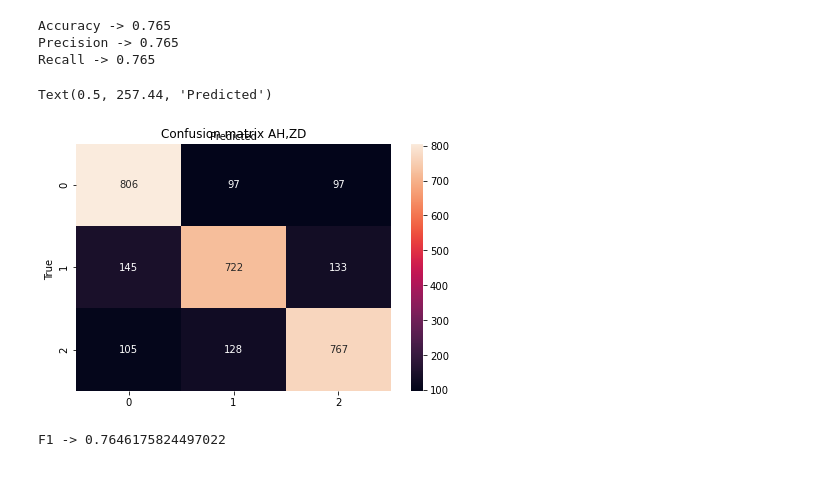
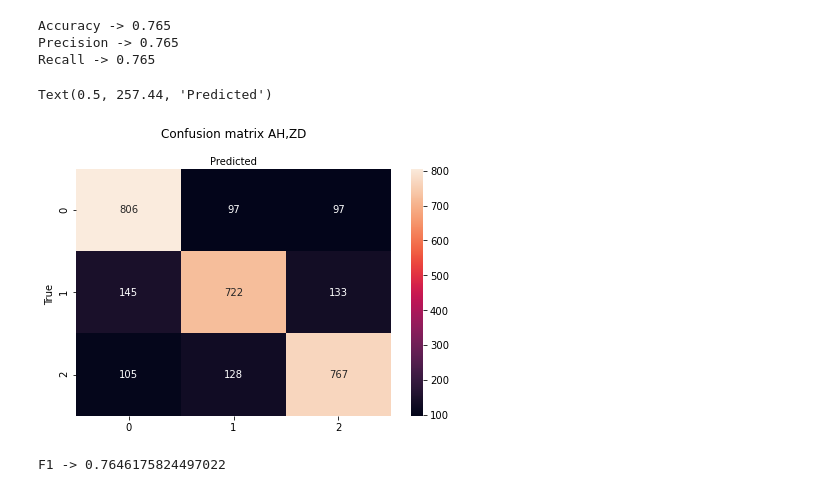
Before and after one commit to susannade/CIFAR10_Image_Classification, a Jupyter notebook: CIFAR_SVM.ipynb, the cells around one changed output. Saved outputs shown, nothing was run; the diff lists cells and outputs as text; code cells hidden in the pictures.

```diff
--- a/CIFAR10_Image_Classification.ipynb
+++ b/CIFAR_SVM.ipynb
@@ -128,18 +126,16 @@ Recall -> 0.765
 # %%
 cnf_matrix = metrics.confusion_matrix(y_test, y_pred)
 cnf_matrix
-#class_names=[] # nazwy klas
 fig, ax = plt.subplots()
-# tworzenie mapy cieplnej
 sns.heatmap(pd.DataFrame(cnf_matrix), annot=True ,fmt='g')
 ax.xaxis.set_label_position("top")
 plt.tight_layout()
-plt.title('Confusion matrix AH,ZD', y=1.0)
+plt.title('Confusion matrix AH,ZD', y=1.1)
 plt.ylabel('True ')
 plt.xlabel('Predicted')
 # %% [output]
 Text(0.5, 257.44, 'Predicted')
-[figure, old version]
+[figure, new version]
 # %%
 print("F1 ->",f1_score(y_test, y_pred, average='macro'))
 # %% [output]
```
Also changed, not shown: parts of 3 cells of this notebook.
